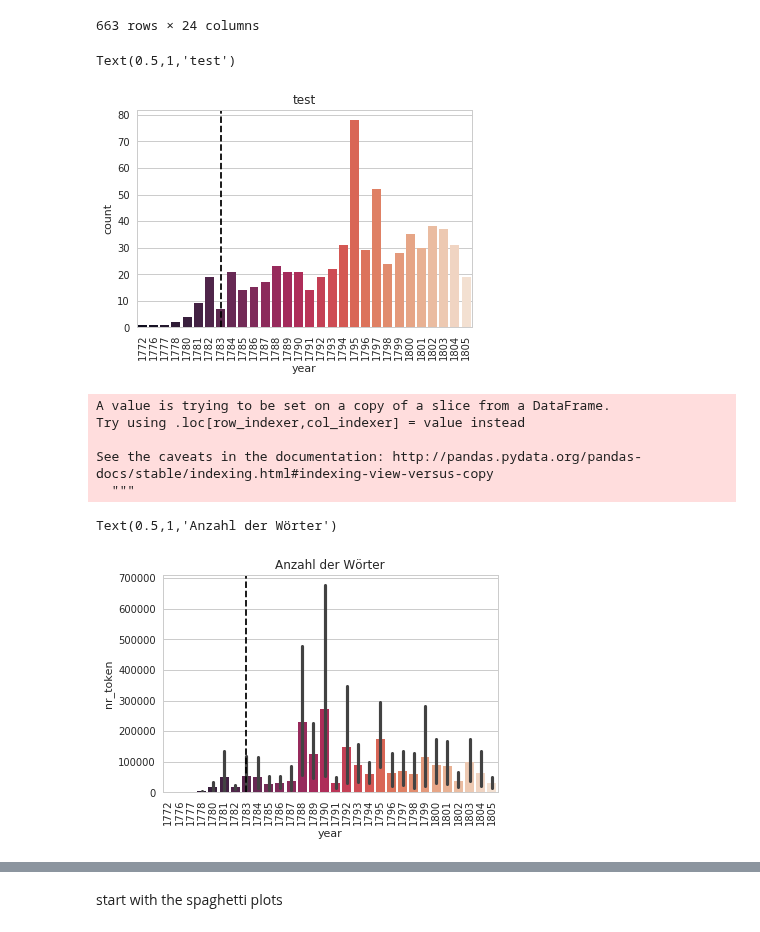
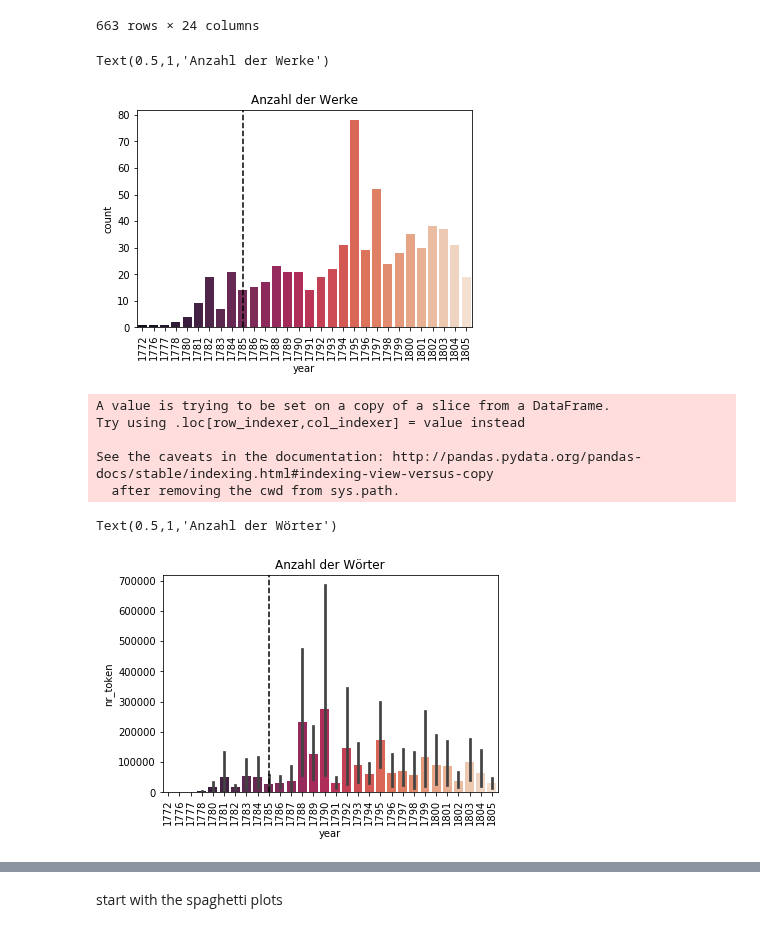
Before and after one commit to robinarthur/5pk, a Jupyter notebook: txt_edit/3_auswertung.ipynb, the cells around one changed output, grey strips where cells are left out. Drawn from its saved outputs; the diff is of its cells as text; code cells hidden in the pictures.

```diff
--- a/txt_edit/3_auswertung.ipynb
+++ b/txt_edit/3_auswertung.ipynb
@@ -216,11 +234,0 @@ g.set_xticklabels(rotation=-45)
-# %%
-import numpy as np
-import seaborn as sns
-sns.set(style="ticks")
-tips = sns.load_dataset("tips")
-#tips
-g = sns.FacetGrid(df, col="style", col_wrap=3)
-g = (g.map_dataframe(plt.hist, "year", "nr_token", color=['gray']*len(df)).set_titles("style"))
-
-# g = sns.FacetGrid(tips, col="size", col_wrap=3)
-# g = (g.map(plt.hist, "tip", bins=np.arange(0, 13), color="c").set_titles("{col_name} diners"))
@@ -397,41 +392,41 @@ data
 | 0663 | an G Koerner | Brief | Weimar 20. Jan. [Donnerstag] 1805... | 1805 | 1805-01-01 | 1589.0 | 138.0 | 245.0 | 269.0 | 152.0 | ... | ... |
 663 rows × 24 columns
 # %%
-Count the books
+#Count the books
 
 # Bar plot
 # Count Plot (a.k.a. Bar Plot)
 sns.countplot(x='year', data=data, palette="rocket")
 
 # Rotate x-labels
 plt.xticks(rotation=90)
-plt.axvline(7, color="k", linestyle="--")
+plt.axvline(9, color="k", linestyle="--")
 plt.title('Anzahl der Werke')
 # %% [output]
-Text(0.5,1,'test')
+Text(0.5,1,'Anzahl der Werke')
-[figure, old version]
+[figure, new version]
 # %%
 # sum up the tokens (entfernen der beiden Hauptarbeiten ist noch anzuwenden)
 
 df = data[["nr_token", "year"]]
 df["nr_token"] = df["nr_token"].astype('int64')
-df.groupby(['year'])['nr_token'].agg('sum')
+df.groupby(['year'])['nr_token'].sum()
 
 sns.barplot(x="year", y="nr_token", data=df, estimator=sum,
             palette="rocket")
 
 # Rotate x-labels
 plt.xticks(rotation=90)
-plt.axvline(7, color="k", linestyle="--")
+plt.axvline(9, color="k", linestyle="--")
 plt.title('Anzahl der Wörter')
 # %% [output]
 A value is trying to be set on a copy of a slice from a DataFrame.
 Try using .loc[row_indexer,col_indexer] = value instead
 
 See the caveats in the documentation: http://pandas.pydata.org/pandas-docs/stable/indexing.html#indexing-view-versus-copy
-  """
+  after removing the cwd from sys.path.
 Text(0.5,1,'Anzahl der Wörter')
-[figure, old version]
+[figure, new version]
 # %%
 data.info()
 # %% [output]
```
Also changed, not shown: parts of 11 cells of this notebook, 2 other files.
